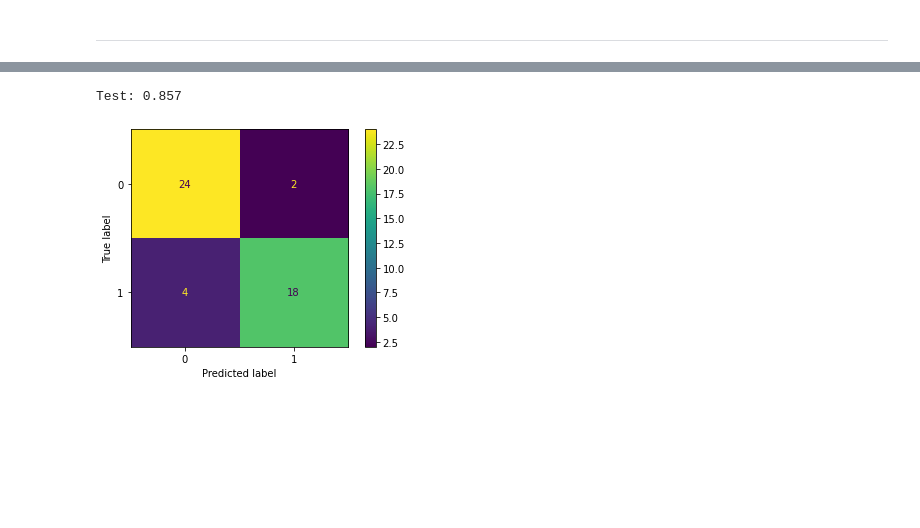
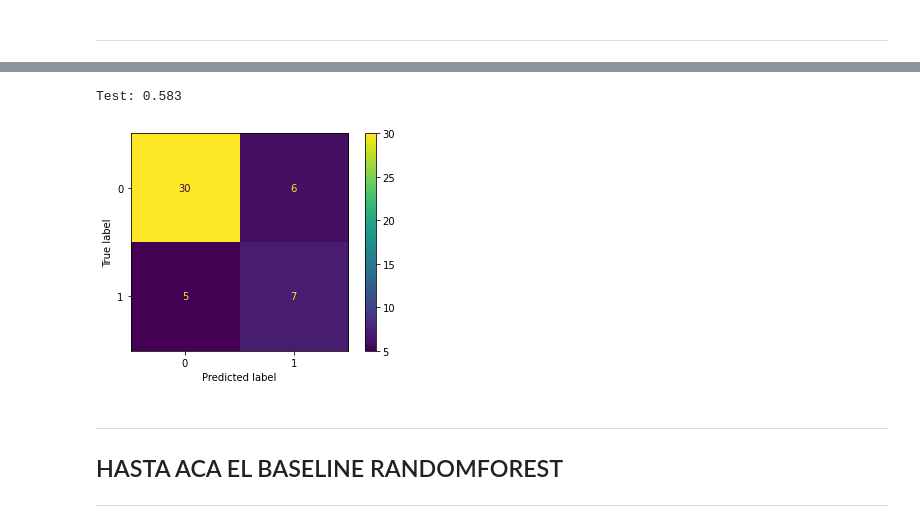
Before and after one commit to JaviCeRodriguez/Heart-Failure-ML, a Jupyter notebook: base_model.ipynb, the cells around one changed output, grey strips where cells are left out. Drawn from its saved outputs; the diff is of its cells as text; code cells hidden in the pictures; blank space fills up the shorter version.

```diff
--- a/base_model.ipynb
+++ b/base_model.ipynb
@@ -14,18 +14,14 @@ from sklearn.metrics import f1_score, confusion_matrix, ConfusionMatrixDisplay,
 # %%
 df_orig = pd.read_csv(r"DS_G3_HeartFailure_FULL_train.csv",index_col=0)
-#df_cleaned = df_orig.drop(["time","anaemia","diabetes","high_blood_pressure","sex","smoking"],axis=1)
-df_cleaned = df_orig.drop(["anaemia","diabetes","high_blood_pressure","sex","smoking"],axis=1)
+df_cleaned = df_orig.drop(["time","anaemia","diabetes","high_blood_pressure","sex","smoking"],axis=1)
+#df_cleaned = df_orig.drop(["anaemia","diabetes","high_blood_pressure","sex","smoking"],axis=1)
 feat_train, feat_test, targ_train, targ_test = train_test_split(df_cleaned.drop(["DEATH_EVENT"],axis=1),df_cleaned["DEATH_EVENT"],test_size=0.2)
 feat_train, targ_train = SMOTE().fit_resample(feat_train, targ_train)
 # %% [markdown]
 ---
 # %%
-hyperparam = {"n_estimators":[2000,2500,3000,4000,5000]}
+# VER Q DA IGUAL LOS HIPERPARAMETROS -> PREGUNTAR
 rf_model = RandomForestClassifier()
-rf_grilla = GridSearchCV(rf_model,hyperparam,cv=10,scoring="f1",n_jobs=-1)
-rf_grilla.fit(feat_train,targ_train)
-rf_model = rf_grilla.best_estimator_
-print(rf_grilla.best_params_)
-print("Grilla Best Score: {:.3f}".format(rf_grilla.best_score_))
-rf_scoring = cross_val_score(rf_model, feat_train, targ_train,cv=10, scoring="f1")
+rf_model.fit(feat_train,targ_train)
+rf_scoring = cross_val_score(rf_model, feat_train, targ_train,cv=10, scoring="recall")
 print("Cross Validation Score: {:.3f} +/- {:.3f}".format(rf_scoring.mean(),rf_scoring.std()))
@@ -32,7 +29,0 @@ print("Cross Validation Score: {:.3f} +/- {:.3f}".format(rf_scoring.mean(),rf_sc
-# %%
-# VER Q DA IGUAL LOS HIPERPARAMETROS -> PREGUNTAR
-rf_model = RandomForestClassifier()
-rf_model.fit(feat_train,targ_train)
-
-rf_scoring = cross_val_score(rf_model, feat_train, targ_train,cv=10, scoring="f1")
-print("Cross Validation Score: {:.3f} +/- {:.3f}".format(rf_scoring.mean(),rf_scoring.std()))
@@ -53,10 +63,14 @@ plot_roc_curve(rf_model, feat_train, targ_train,ax=ax2)
 # %%
 rf_predicted_t = rf_model.predict(feat_test)
 cm = confusion_matrix(targ_test, rf_predicted_t)
 disp = ConfusionMatrixDisplay(confusion_matrix=cm)
 disp.plot()
-rf_scoring_t = f1_score(targ_test,rf_predicted_t)
+rf_scoring_t = recall_score(targ_test,rf_predicted_t)
 print("Test: {:.3f}".format(rf_scoring_t))
 # %% [output]
-Test: 0.857
+Test: 0.583
-[figure, old version]
+[figure, new version]
+# %% [markdown]
+---
+## HASTA ACA EL BASELINE RANDOMFOREST
+---
```
Also changed, not shown: parts of 7 cells of this notebook, 1 other file.
